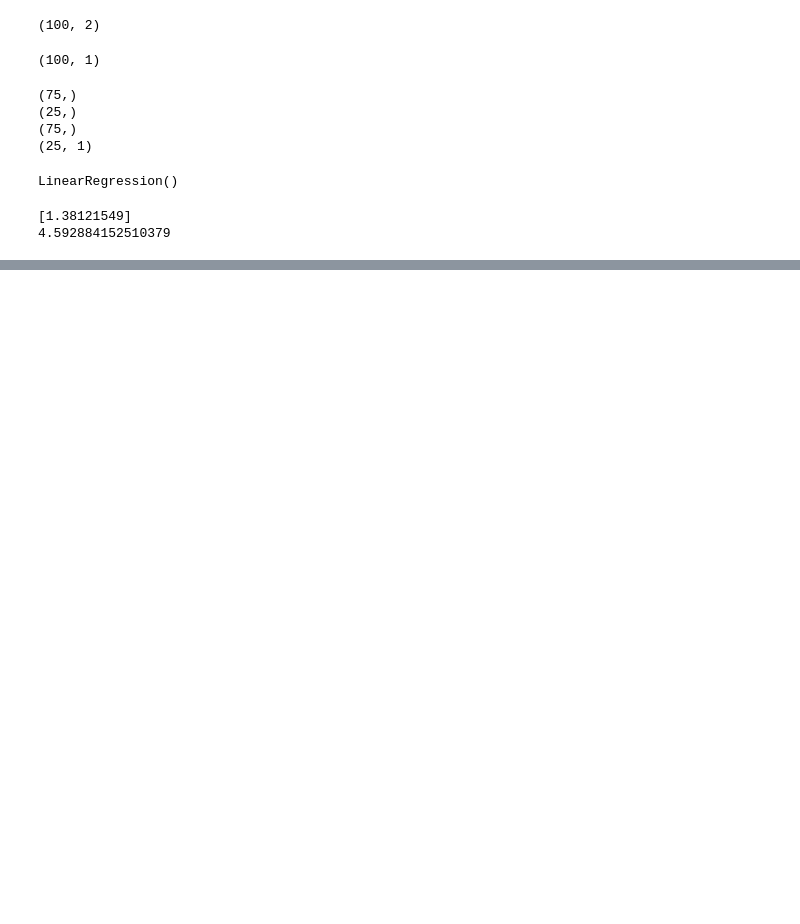
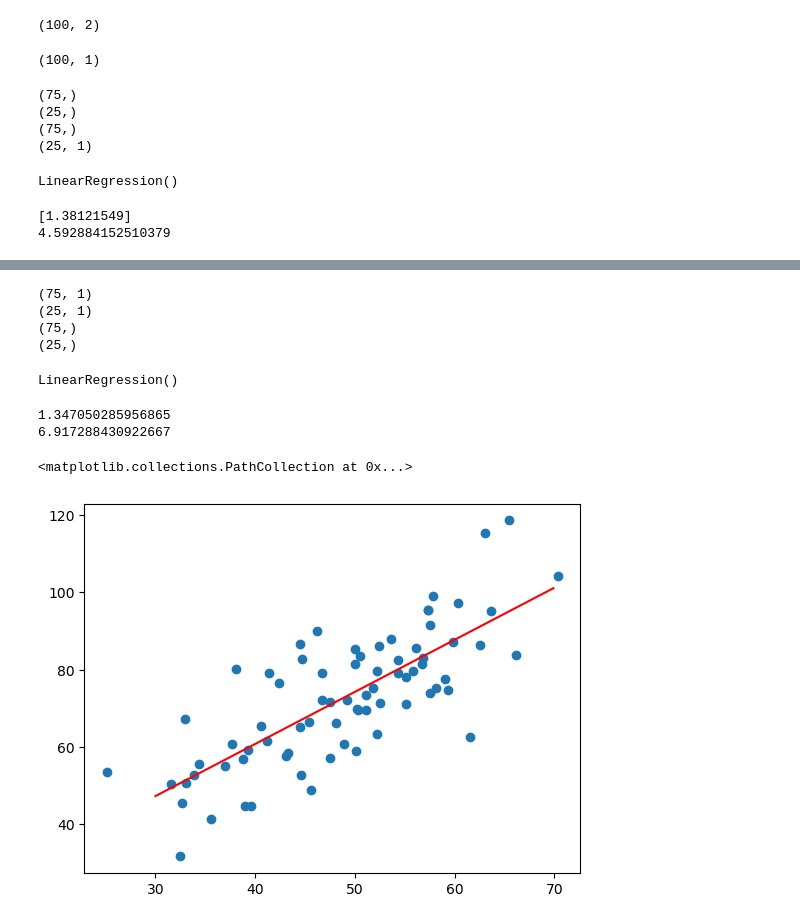
Before and after one commit to Ekansh0801/MACHINE-LEARNING, a Jupyter notebook: Linear_Regression.ipynb, the cells around one changed output, grey strips where cells are left out. Cells and saved outputs as stored; diff of their text form; code cells hidden in the pictures; blank space fills up the shorter version.

Commit message:
Linear Regression through a sample dataset

```diff
--- a/Linear_Regression.ipynb
+++ b/Linear_Regression.ipynb
@@ -49,0 +56,38 @@ plt.show()
+# %%
+from sklearn import model_selection
+x_train,x_test,y_train,y_test = model_selection.train_test_split(x,y)
+print(x_train.shape)
+print(x_test.shape)
+print(y_train.shape)
+print(y_test.shape)
+# %% [output]
+(75, 1)
+(25, 1)
+(75,)
+(25,)
+# %%
+from sklearn.linear_model import LinearRegression
+alg1 = LinearRegression()
+alg1.fit(x_train,y_train)
+# %% [output]
+LinearRegression()
+# %%
+y_pred = alg1.predict(x_test)
+m = alg1.coef_[0]
+c = alg1.intercept_
+
+print(m)
+print(c)
+# %% [output]
+1.347050285956865
+6.917288430922667
+# %%
+import matplotlib.pyplot as plt
+x_line = np.arange(30,70,0.1)
+y_line = m * x_line + c
+# %%
+plt.plot(x_line,y_line,"r")
+plt.scatter(x_train,y_train)
+# %% [output]
+<matplotlib.collections.PathCollection at 0x...>
+[figure, added]
```
Also changed, not shown: parts of 4 cells of this notebook.
